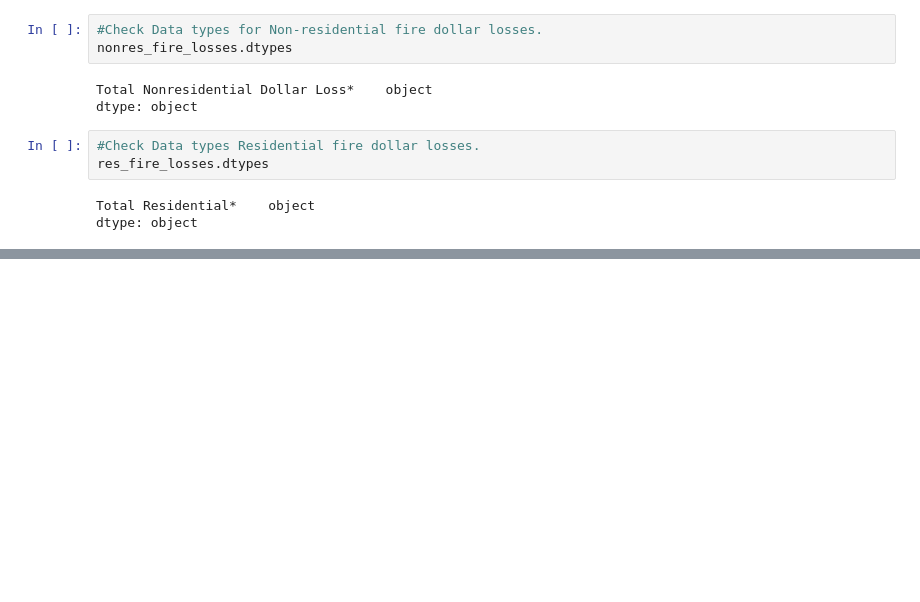
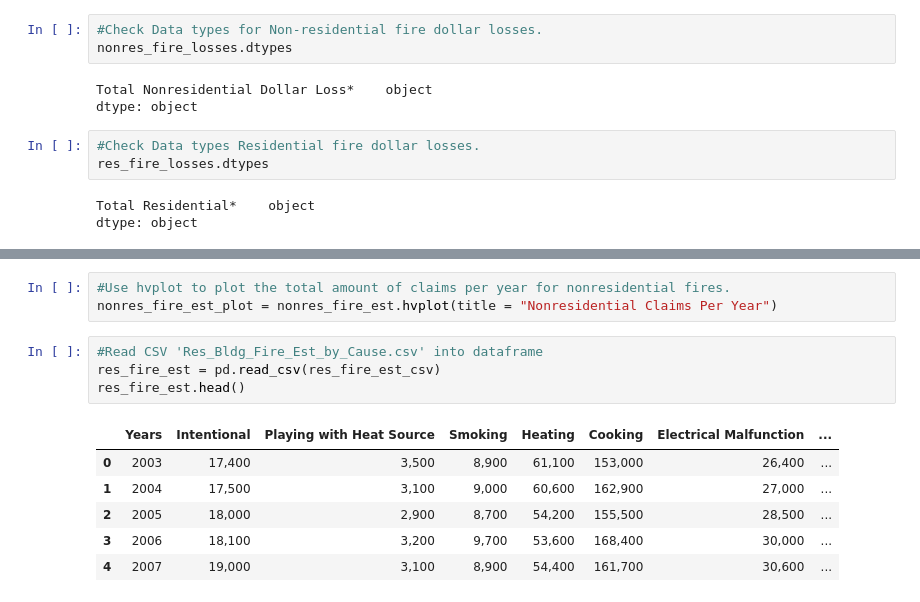
Before and after one commit to AnnSweetNanners/Project-1, a Jupyter notebook: Fire_Analysis.ipynb, the cells around one changed output, grey strips where cells are left out. Saved outputs shown, nothing was run; the diff lists cells and outputs as text; blank space fills up the shorter version.

```diff
--- a/Fire_Analysis.ipynb
+++ b/Fire_Analysis.ipynb
@@ -147,0 +202,14 @@ Calculate a risk return analysis on invested 60% of premiums not paid out from l
+# %%
+#Use hvplot to plot the total amount of claims per year for nonresidential fires.
+nonres_fire_est_plot = nonres_fire_est.hvplot(title = "Nonresidential Claims Per Year")
+# %%
+#Read CSV 'Res_Bldg_Fire_Est_by_Cause.csv' into dataframe
+res_fire_est = pd.read_csv(res_fire_est_csv)
+res_fire_est.head()
+# %% [output]
+|  | Years | Intentional | Playing with Heat Source | Smoking | Heating | Cooking | Electrical Malfunction | ... |
+| 0 | 2003 | 17,400 | 3,500 | 8,900 | 61,100 | 153,000 | 26,400 | ... |
+| 1 | 2004 | 17,500 | 3,100 | 9,000 | 60,600 | 162,900 | 27,000 | ... |
+| 2 | 2005 | 18,000 | 2,900 | 8,700 | 54,200 | 155,500 | 28,500 | ... |
+| 3 | 2006 | 18,100 | 3,200 | 9,700 | 53,600 | 168,400 | 30,000 | ... |
+| 4 | 2007 | 19,000 | 3,100 | 8,900 | 54,400 | 161,700 | 30,600 | ... |
```
Also changed, not shown: parts of 49 cells of this notebook, 12 other files.
